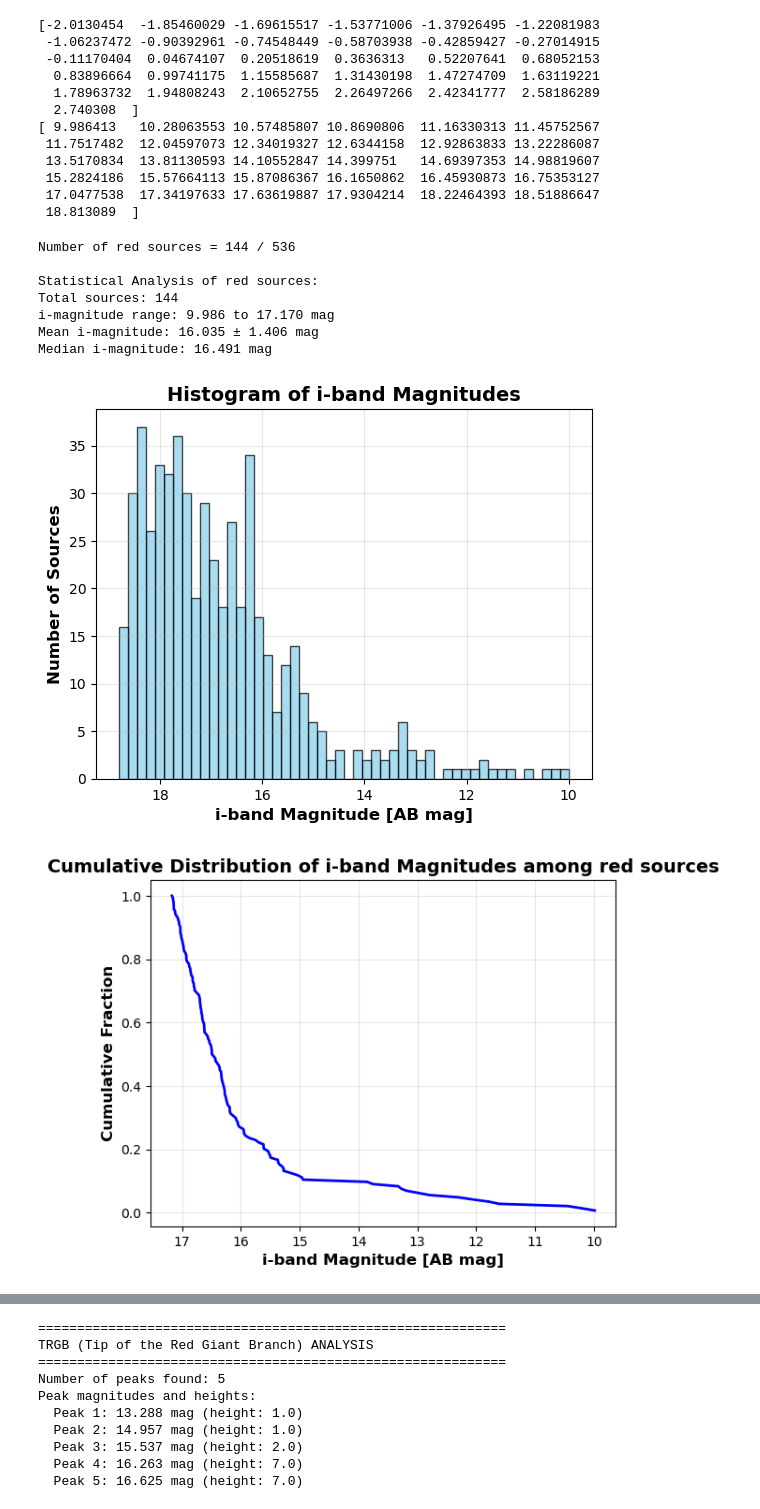
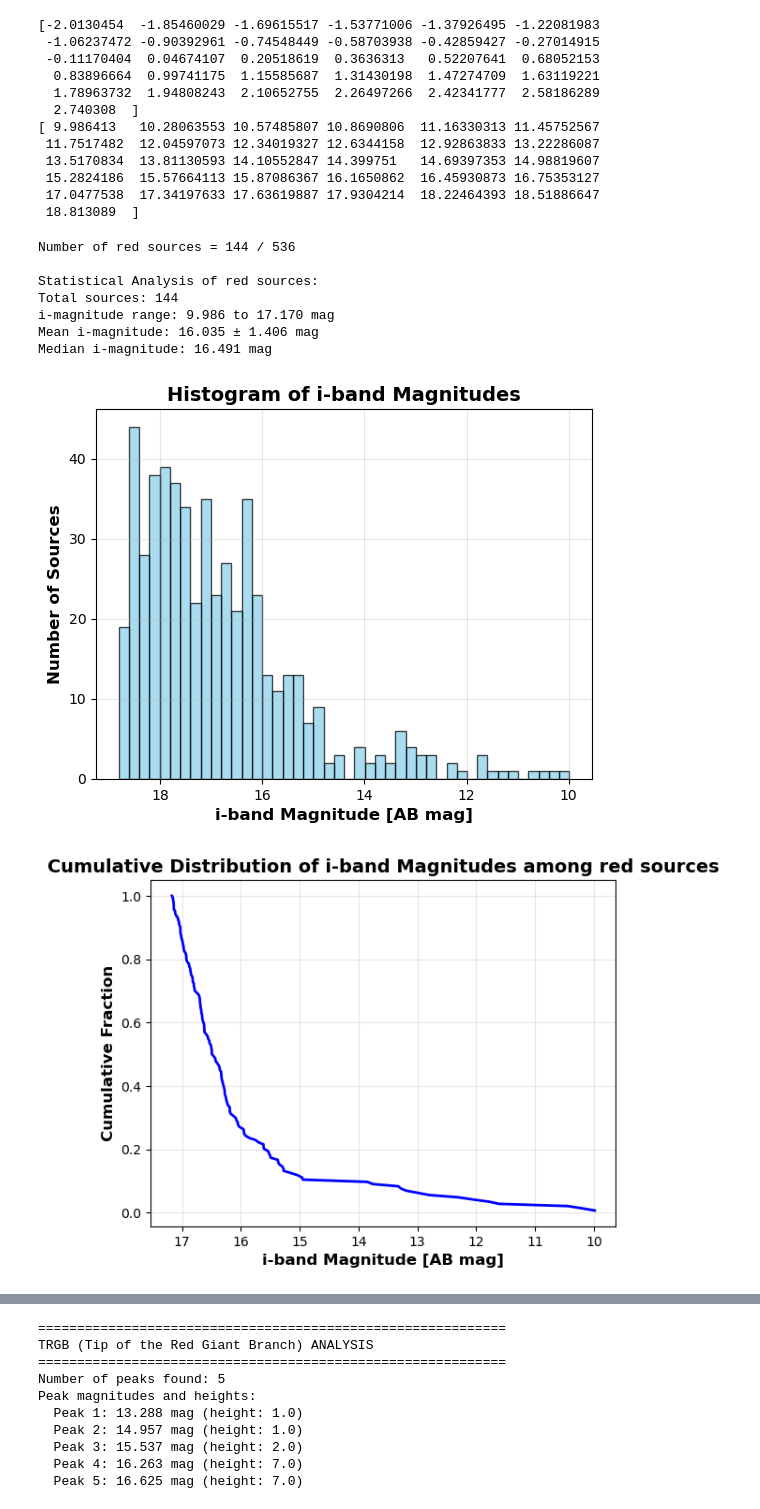
Before and after one commit to skp80286/trgb, a Jupyter notebook: exploration.ipynb, the cells around one changed output, grey strips where cells are left out. Drawn from its saved outputs; the diff is of its cells as text; code cells hidden in the pictures.

```diff
--- a/exploration.ipynb
+++ b/exploration.ipynb
@@ -576,7 +576,7 @@ print(f"Median i-magnitude: {red_sources['i_mag'].median():.3f} mag")
 
 # 1. Basic histogram of i-band magnitudes
 ax = plt.subplot()
-n, bins, patches = ax.hist(df['i_mag'], bins=50, alpha=0.7, color='skyblue', edgecolor='black')
+n, bins, patches = ax.hist(df['i_mag'], bins=44, alpha=0.7, color='skyblue', edgecolor='black')
 ax.set_xlabel('i-band Magnitude [AB mag]', fontsize=12, fontweight='bold')
 ax.set_ylabel('Number of Sources', fontsize=12, fontweight='bold')
 ax.set_title('Histogram of i-band Magnitudes', fontsize=14, fontweight='bold')
@@ -620,34 +620,34 @@ ax = plt.subplot()
 # Create scatter plot
 scatter = ax.scatter(df['color'], df['i_mag'],
                      c=df['match_distance'],
                      s=30,
                      alpha=0.6,
                      cmap='viridis_r',
                      edgecolors='black',
                      linewidth=0.3)
 
 ax.set_xlabel('Color (g - i) [mag]', fontsize=12, fontweight='bold')
 ax.set_ylabel('i-band Magnitude [mag]', fontsize=12, fontweight='bold')
 ax.set_title('Color-Magnitude Diagram', fontsize=14, fontweight='bold')
 ax.invert_yaxis()
 ax.grid(True, alpha=0.3)
 
 # Add colorbar
 cbar = plt.colorbar(scatter, ax=ax4, shrink=0.8)
 cbar.set_label('Match Distance', fontsize=10)
 
 plt.tight_layout()
 #plt.savefig('output/i_band_histogram_analysis.png', dpi=300, bbox_inches='tight')
 plt.show()
 # %% [output]
 Number of red sources = 144 / 536
 
 Statistical Analysis of red sources:
 Total sources: 144
 i-magnitude range: 9.986 to 17.170 mag
 Mean i-magnitude: 16.035 ± 1.406 mag
 Median i-magnitude: 16.491 mag
-[figure, old version]
+[figure, new version]
 [figure]
 [figure]
 [figure]
```
Also changed, not shown: parts of 1 cell of this notebook.
